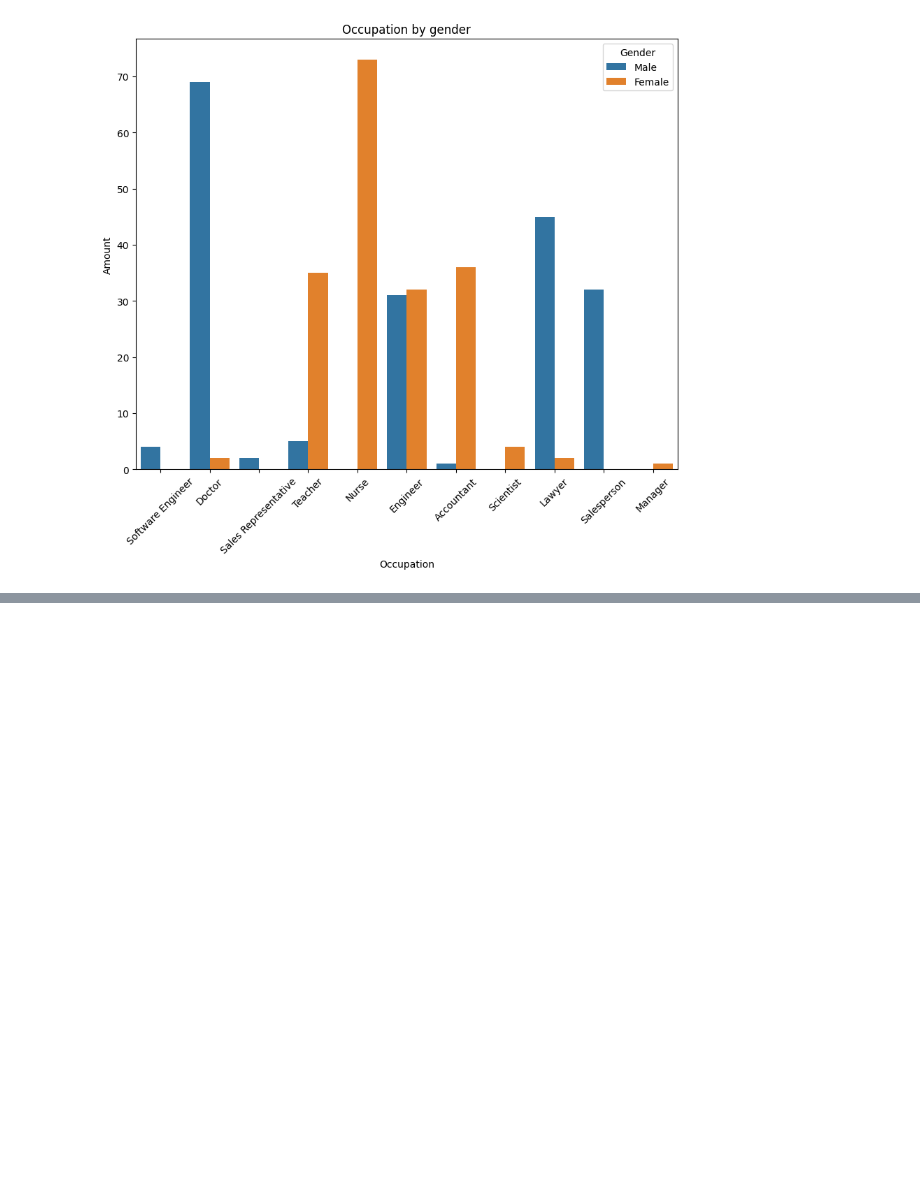
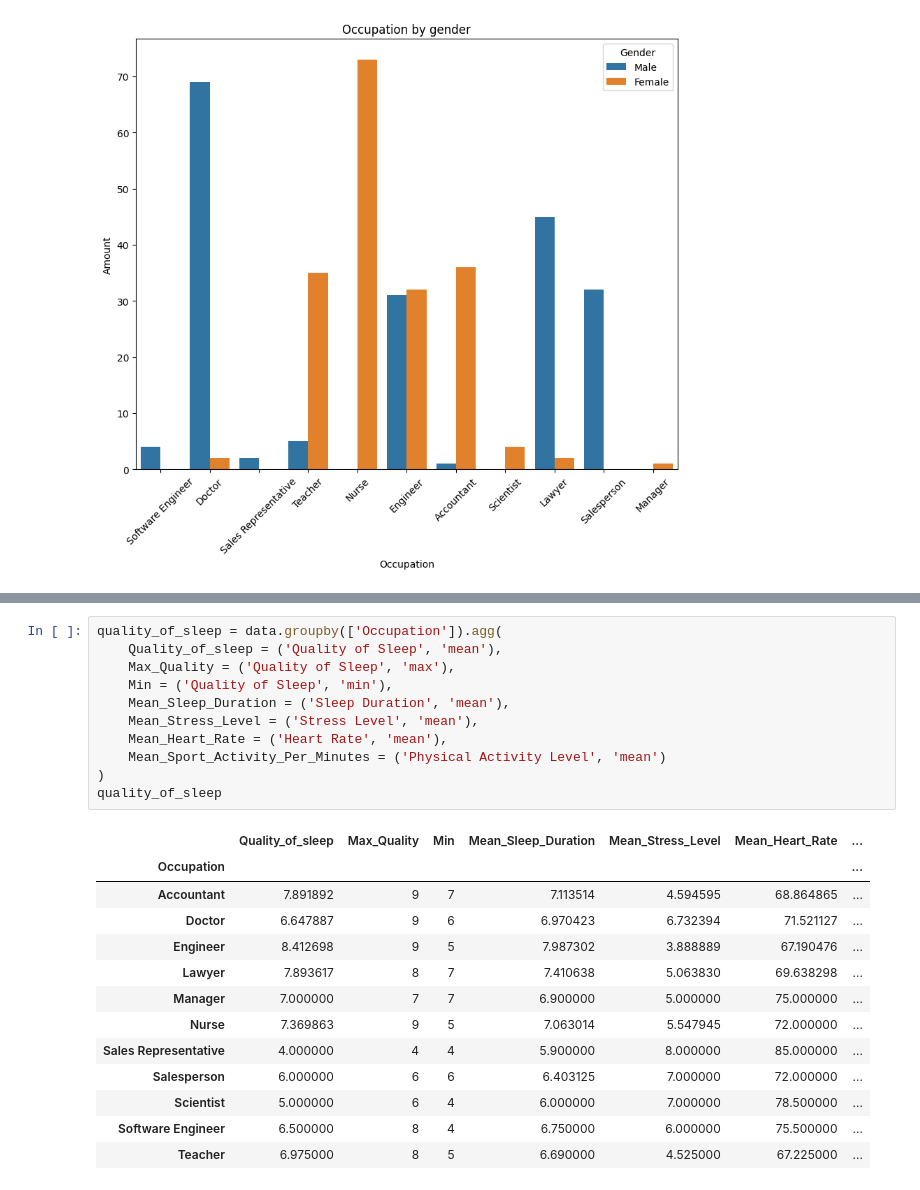
Before and after one commit to Szafranerio/Data_InDepth, a Jupyter notebook: Pandas/Practice/Sleep_quality.ipynb, the cells around one changed output, grey strips where cells are left out. Saved outputs shown, nothing was run; the diff lists cells and outputs as text; blank space fills up the shorter version.

```diff
--- a/Pandas/Practice/Sleep_quality.ipynb
+++ b/Pandas/Practice/Sleep_quality.ipynb
@@ -70,0 +78,25 @@ plt.show()
+# %%
+quality_of_sleep = data.groupby(['Occupation']).agg(
+    Quality_of_sleep = ('Quality of Sleep', 'mean'),
+    Max_Quality = ('Quality of Sleep', 'max'),
+    Min = ('Quality of Sleep', 'min'),
+    Mean_Sleep_Duration = ('Sleep Duration', 'mean'),
+    Mean_Stress_Level = ('Stress Level', 'mean'),
+    Mean_Heart_Rate = ('Heart Rate', 'mean'),
+    Mean_Sport_Activity_Per_Minutes = ('Physical Activity Level', 'mean')
+)
+quality_of_sleep
+# %% [output]
+|  | Quality_of_sleep | Max_Quality | Min | Mean_Sleep_Duration | Mean_Stress_Level | Mean_Heart_Rate | ... |
+| Occupation |  |  |  |  |  |  | ... |
+| Accountant | 7.891892 | 9 | 7 | 7.113514 | 4.594595 | 68.864865 | ... |
+| Doctor | 6.647887 | 9 | 6 | 6.970423 | 6.732394 | 71.521127 | ... |
+| Engineer | 8.412698 | 9 | 5 | 7.987302 | 3.888889 | 67.190476 | ... |
+| Lawyer | 7.893617 | 8 | 7 | 7.410638 | 5.063830 | 69.638298 | ... |
+| Manager | 7.000000 | 7 | 7 | 6.900000 | 5.000000 | 75.000000 | ... |
+| Nurse | 7.369863 | 9 | 5 | 7.063014 | 5.547945 | 72.000000 | ... |
+| Sales Representative | 4.000000 | 4 | 4 | 5.900000 | 8.000000 | 85.000000 | ... |
+| Salesperson | 6.000000 | 6 | 6 | 6.403125 | 7.000000 | 72.000000 | ... |
+| Scientist | 5.000000 | 6 | 4 | 6.000000 | 7.000000 | 78.500000 | ... |
+| Software Engineer | 6.500000 | 8 | 4 | 6.750000 | 6.000000 | 75.500000 | ... |
+| Teacher | 6.975000 | 8 | 5 | 6.690000 | 4.525000 | 67.225000 | ... |
```
Also changed, not shown: parts of 2 cells of this notebook.
